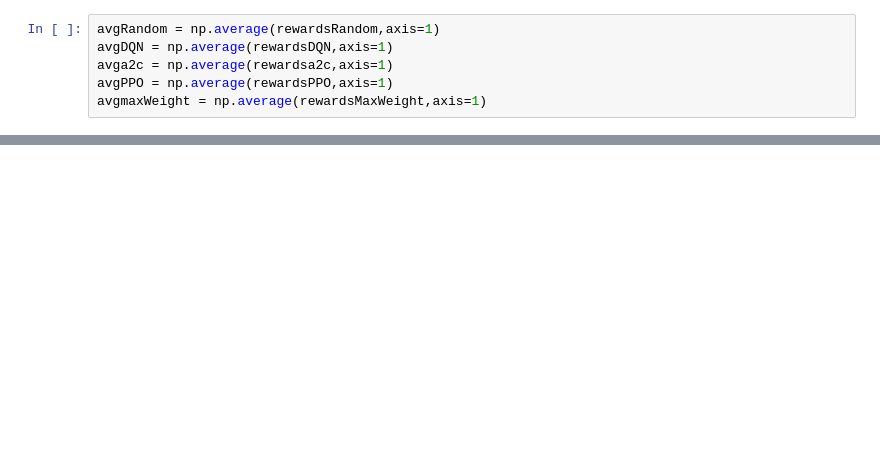
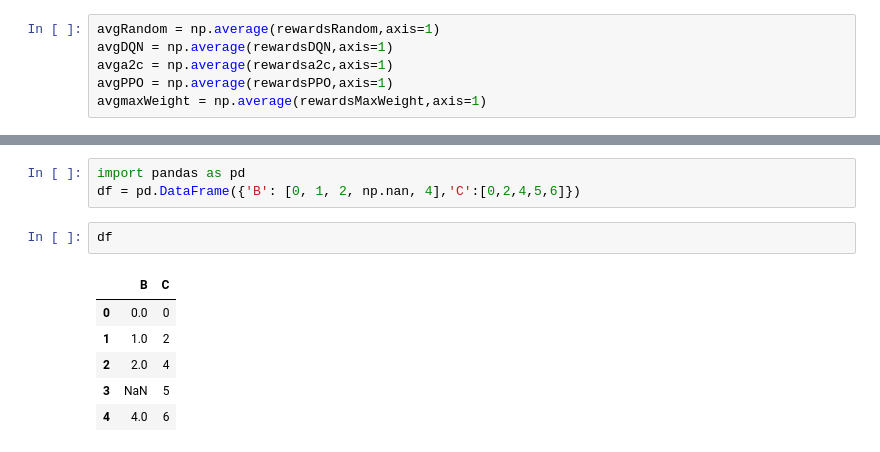
Before and after one commit to s2c/RLSwitchingNetworks, a Jupyter notebook: baselines_test.ipynb, the cells around one changed output, grey strips where cells are left out. Cells and saved outputs as stored; diff of their text form; blank space fills up the shorter version.

```diff
--- a/baselines_test.ipynb
+++ b/baselines_test.ipynb
@@ -206,0 +212,12 @@ plt.show()
+# %%
+import pandas as pd
+df = pd.DataFrame({'B': [0, 1, 2, np.nan, 4],'C':[0,2,4,5,6]})
+# %%
+df
+# %% [output]
+|  | B | C |
+| 0 | 0.0 | 0 |
+| 1 | 1.0 | 2 |
+| 2 | 2.0 | 4 |
+| 3 | NaN | 5 |
+| 4 | 4.0 | 6 |
```
Also changed, not shown: parts of 12 cells of this notebook, 9 other files.
